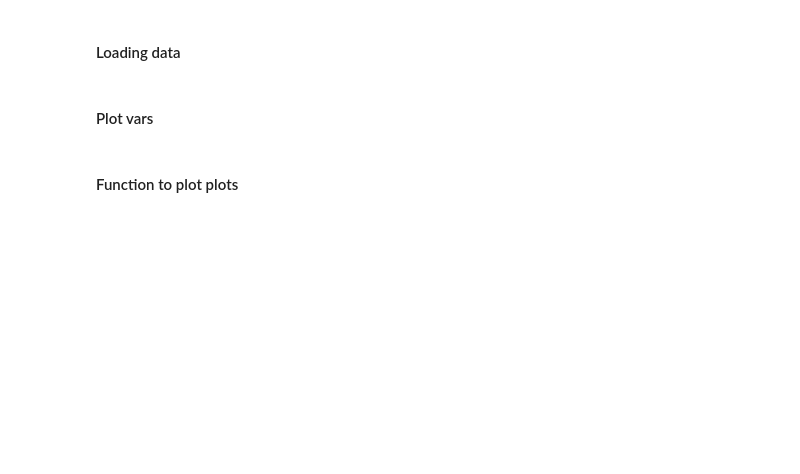
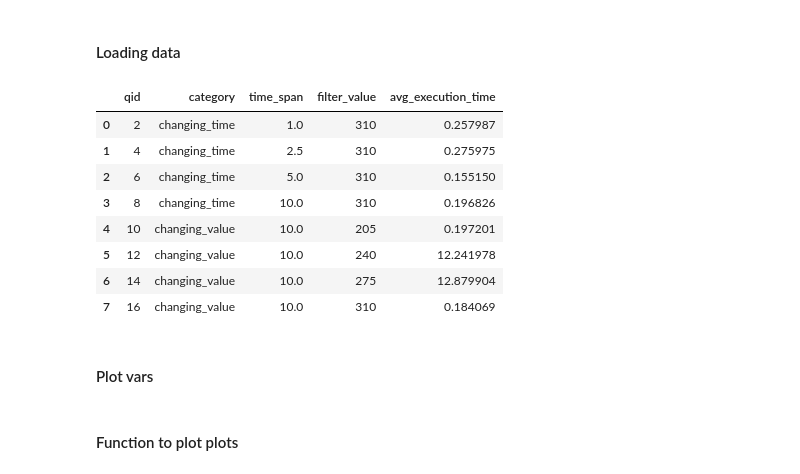
Before and after one commit to iharp3/experiment-kit, a Jupyter notebook: experiment/results/plot.ipynb, the cells around one changed output. Cells and saved outputs as stored; diff of their text form; code cells hidden in the pictures; blank space fills up the shorter version.

```diff
--- a/experiment/results/plot.ipynb
+++ b/experiment/results/plot.ipynb
@@ -63,5 +63,29 @@ def load_results_row_swap(res_list):
     df_final = pd.concat([df_avg.iloc[:5], last_row, df_avg.iloc[5:-1]], ignore_index=True)
 
     return df_final
+
+def load_find_time_results(res_list):
+    df_list = []
+    for f in res_list:
+        df = pd.read_csv(f)
+        df_list.append(df)
+        # drop_first_row = df.iloc[1:]
+        # df_list.append(drop_first_row)
+    df = pd.concat(df_list)
+    # print(len(df))
+
+    sql = """
+        SELECT
+            ((max(qid)+1)/3)::integer as qid,
+            category,
+            time_span,
+            filter_value,
+            avg(execution_time) as avg_execution_time
+        FROM df
+        GROUP BY category, time_span, filter_value
+        ORDER BY max(qid)
+        """
+    df_avg = duckdb.query(sql).to_df()
+    return df_avg
 # %%
 import glob
@@ -94,6 +128,37 @@ df_tiledb_1d = load_results_row_swap(tiledb_list)
 cloud_list = glob.glob("cloud_get_raster_TileDBtest_result_*.csv")
 df_cloud_1d = load_results_row_swap(cloud_list)
 # df_cloud_1d
+# %%
+##############################################################################################################################
+############################################################### heatmap ###############################################################
+
+p_h_list = glob.glob("/home/uribe055/experiment-kit/experiment/heatmap/proposed_heatmap_result_*.csv")
+df_p_h = load_results(p_h_list)
+df_p_h
+
+v_h_list = glob.glob("/home/uribe055/experiment-kit/experiment/heatmap/vanilla_heatmap_result_*.csv")
+df_v_h = load_results(v_h_list)
+# df_v_h
+
+##############################################################################################################################
+############################################################### find time ###############################################################
+
+p_ft_list = glob.glob("/home/uribe055/experiment-kit/experiment/find_time/proposed_findtime_result_*.csv")
+df_p_ft= load_find_time_results(p_ft_list)
+
+v_ft_list = glob.glob("/home/uribe055/experiment-kit/experiment/find_time/vanilla_findtime_result_*.csv")
+df_v_ft = load_find_time_results(v_ft_list)
+df_v_ft
+# %% [output]
+|  | qid | category | time_span | filter_value | avg_execution_time |
+| 0 | 2 | changing_time | 1.0 | 310 | 0.257987 |
+| 1 | 4 | changing_time | 2.5 | 310 | 0.275975 |
+| 2 | 6 | changing_time | 5.0 | 310 | 0.155150 |
+| 3 | 8 | changing_time | 10.0 | 310 | 0.196826 |
+| 4 | 10 | changing_value | 10.0 | 205 | 0.197201 |
+| 5 | 12 | changing_value | 10.0 | 240 | 12.241978 |
+| 6 | 14 | changing_value | 10.0 | 275 | 12.879904 |
+| 7 | 16 | changing_value | 10.0 | 310 | 0.184069 |
 # %% [markdown]
 #### Plot vars
 # %%
```
Also changed, not shown: parts of 9 cells of this notebook, 3 other files.
